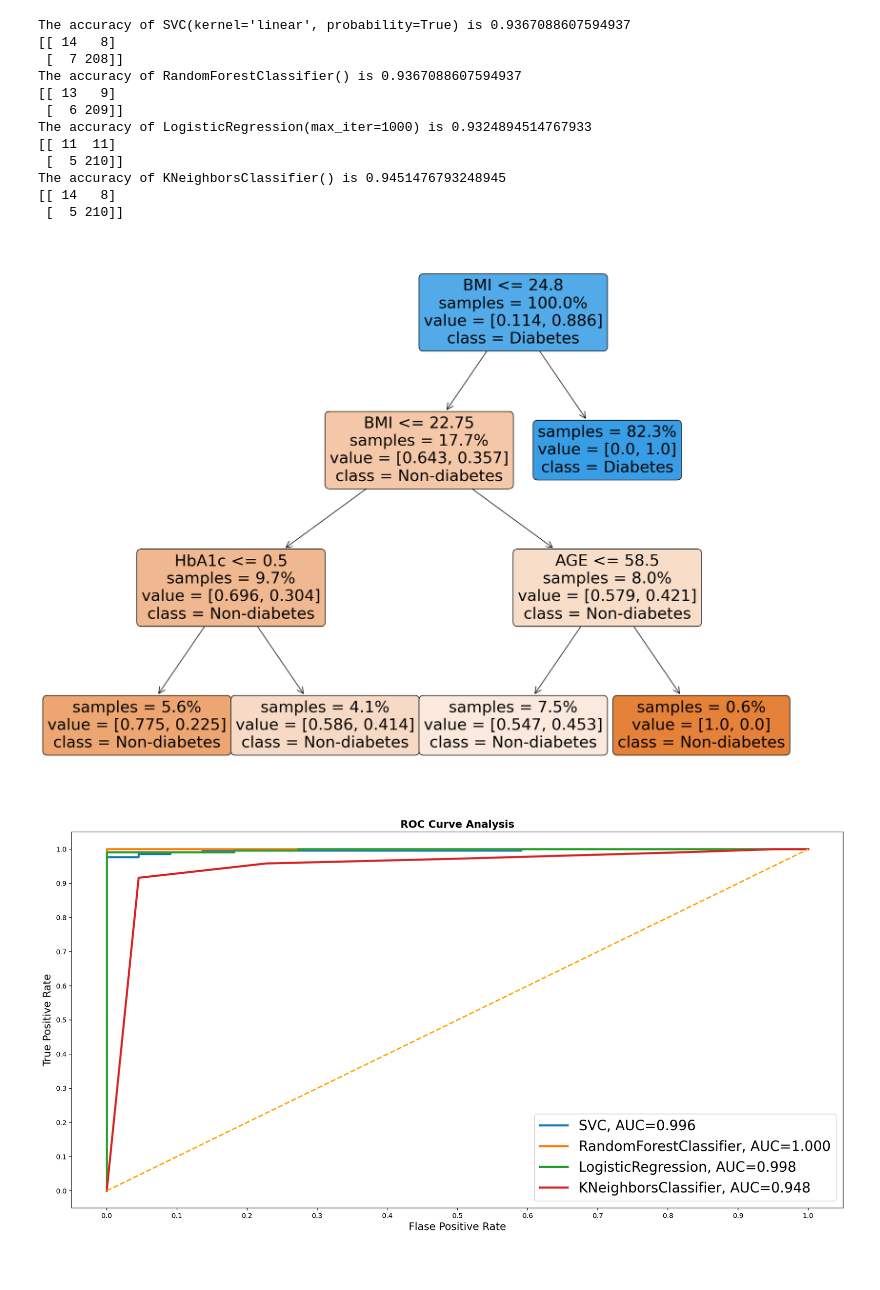
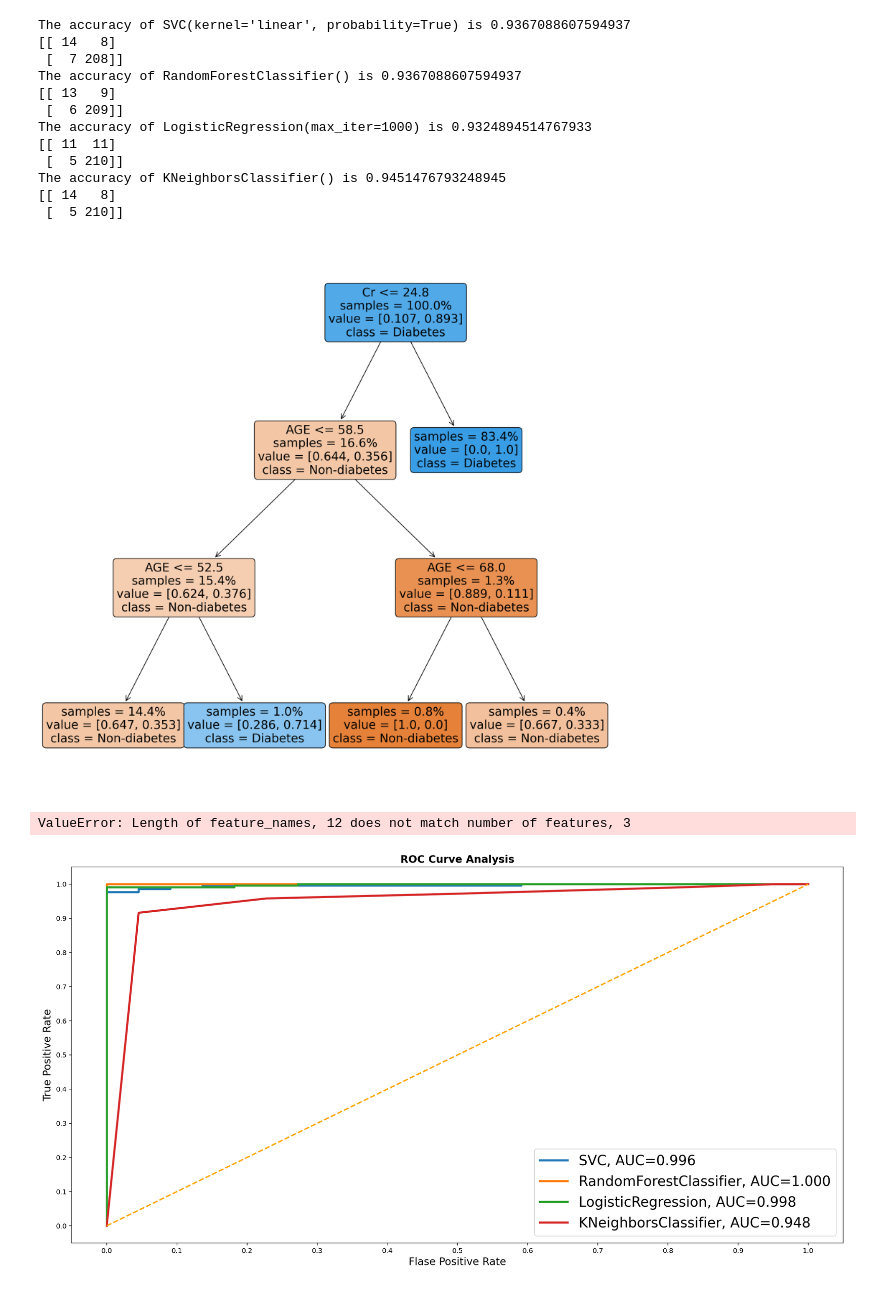
Before and after one commit to QizheCui/Diabetes-Squad, a Jupyter notebook: EDA/models_comparision.ipynb, the cells around one changed output. Cells and saved outputs as stored; diff of their text form; code cells hidden in the pictures.

```diff
--- a/EDA/models_comparision.ipynb
+++ b/EDA/models_comparision.ipynb
@@ -74,18 +74,29 @@ The accuracy of KNeighborsClassifier() is 0.9451476793248945
 # %%
 # plot tree
 from sklearn.tree import DecisionTreeClassifier, plot_tree, export_graphviz
 clf = DecisionTreeClassifier(max_depth=3)
+X_train, X_test, y_train, y_test = train_test_split(X, y, random_state=1)
 clf.fit(X_train, y_train)
-fig = plt.figure(figsize=(20,15))
-treeview = plot_tree(clf,feature_names=['AGE','HbA1c','BMI','Male','Female'],
+fig = plt.figure(figsize=(15,15))
+treeview = plot_tree(clf,feature_names=['AGE','Urea','Cr','HbA1c','Chol','TG','HDL','LDL','VLDL','BMI','Male','Female'],
                    class_names=["Non-diabetes","Diabetes"],
                    filled=True,
                    impurity=False,
                    rounded=True,
                    proportion=True,
                    max_depth=4)
 # %% [output]
-[figure, old version]
+[figure, new version]
+# %%
+export_graphviz(
+            clf,
+            out_file =  "myTreeName.dot",
+            feature_names =['AGE','Urea','Cr','HbA1c','Chol','TG','HDL','LDL','VLDL','BMI','Male','Female'],
+            class_names = ["Non-diabetes","Diabetes"],
+            filled = True,
+            rounded = True)
+# %% [output]
+ValueError: Length of feature_names, 12 does not match number of features, 3
 # %%
 # ROC analysis
 from sklearn.metrics import roc_curve, roc_auc_score
```
Also changed, not shown: parts of 1 cell of this notebook, 5 other files.
